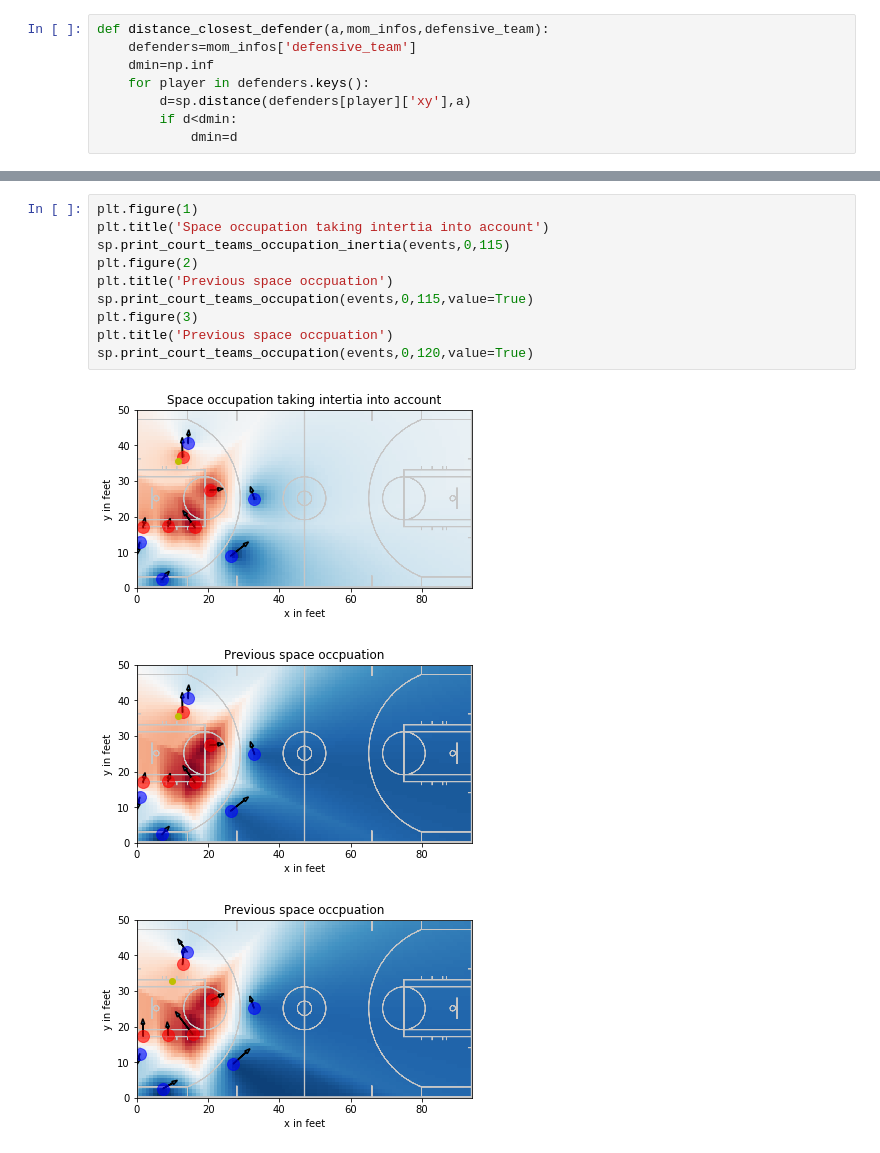
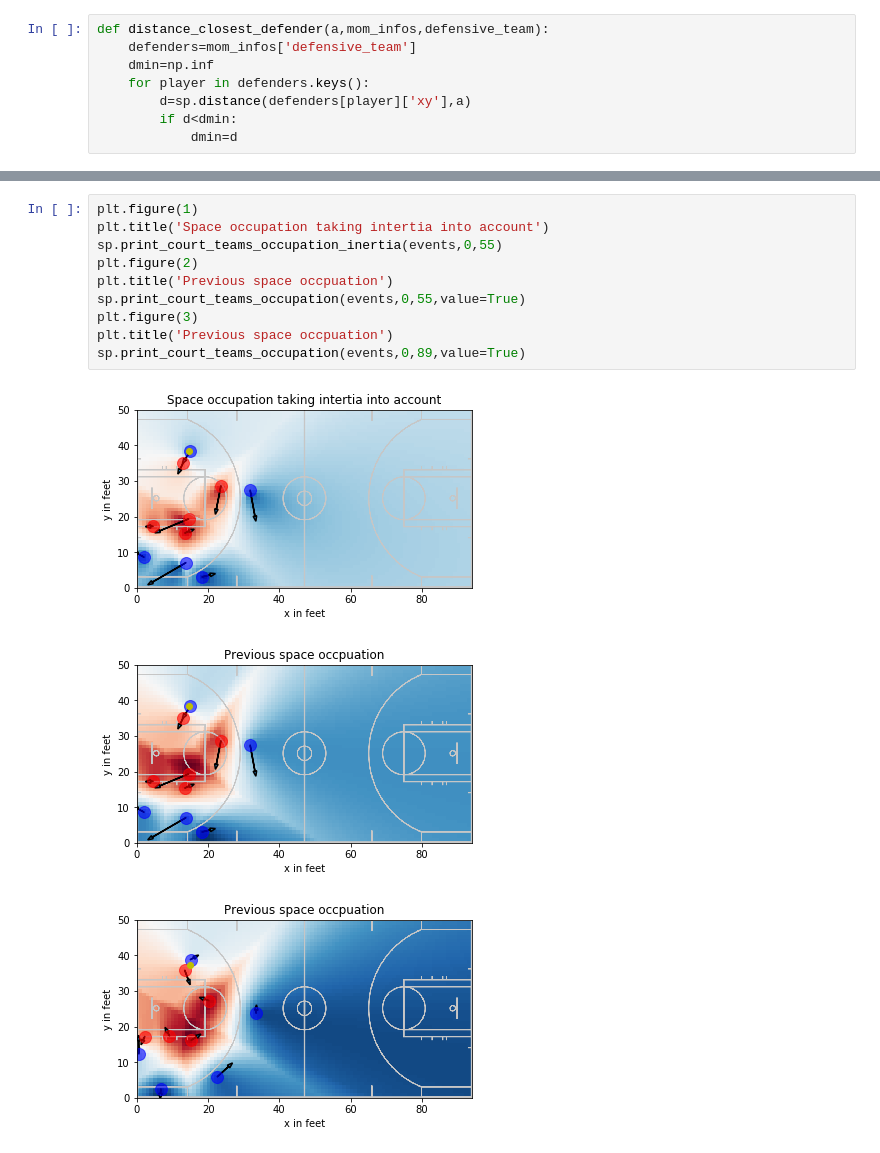
Before and after one commit to AmigoCap/MecaSportCo, a Jupyter notebook: Notebooks/3-Exploring_consequences_new_model.ipynb, the cells around one changed output, grey strips where cells are left out. Saved outputs shown, nothing was run; the diff lists cells and outputs as text.

```diff
--- a/Notebooks/3-Exploring_consequences_new_model.ipynb
+++ b/Notebooks/3-Exploring_consequences_new_model.ipynb
@@ -28,14 +34,14 @@ def distance_closest_defender(a,mom_infos,defensive_team):
 # %%
 plt.figure(1)
 plt.title('Space occupation taking intertia into account')
-sp.print_court_teams_occupation_inertia(events,0,115)
+sp.print_court_teams_occupation_inertia(events,0,55)
 plt.figure(2)
 plt.title('Previous space occpuation')
-sp.print_court_teams_occupation(events,0,115,value=True)
+sp.print_court_teams_occupation(events,0,55,value=True)
 plt.figure(3)
 plt.title('Previous space occpuation')
-sp.print_court_teams_occupation(events,0,120,value=True)
+sp.print_court_teams_occupation(events,0,89,value=True)
 # %% [output]
-[figure, old version]
+[figure, new version]
-[figure, old version]
+[figure, new version]
-[figure, old version]
+[figure, new version]
```
Also changed, not shown: parts of 27 cells of this notebook, 9 other files.
